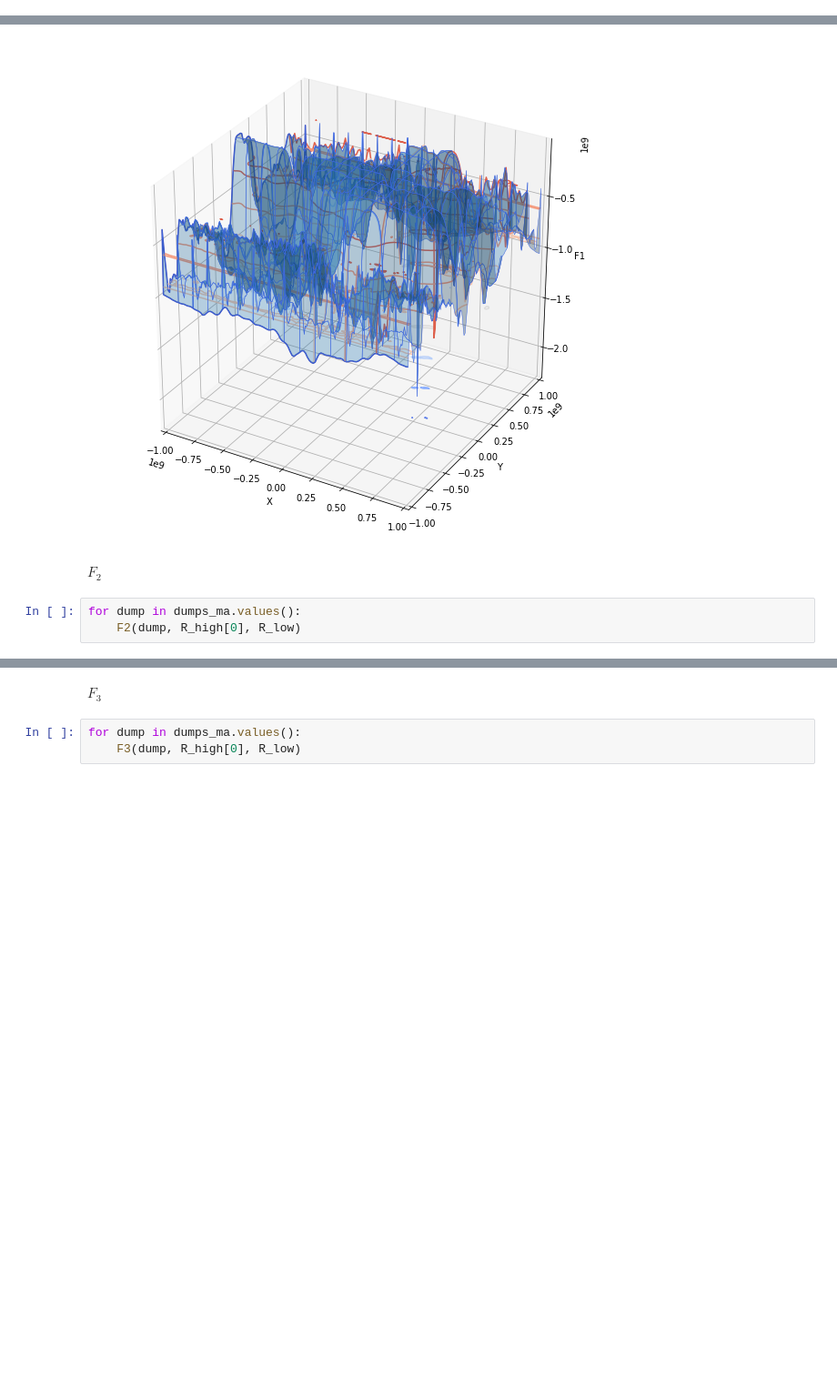
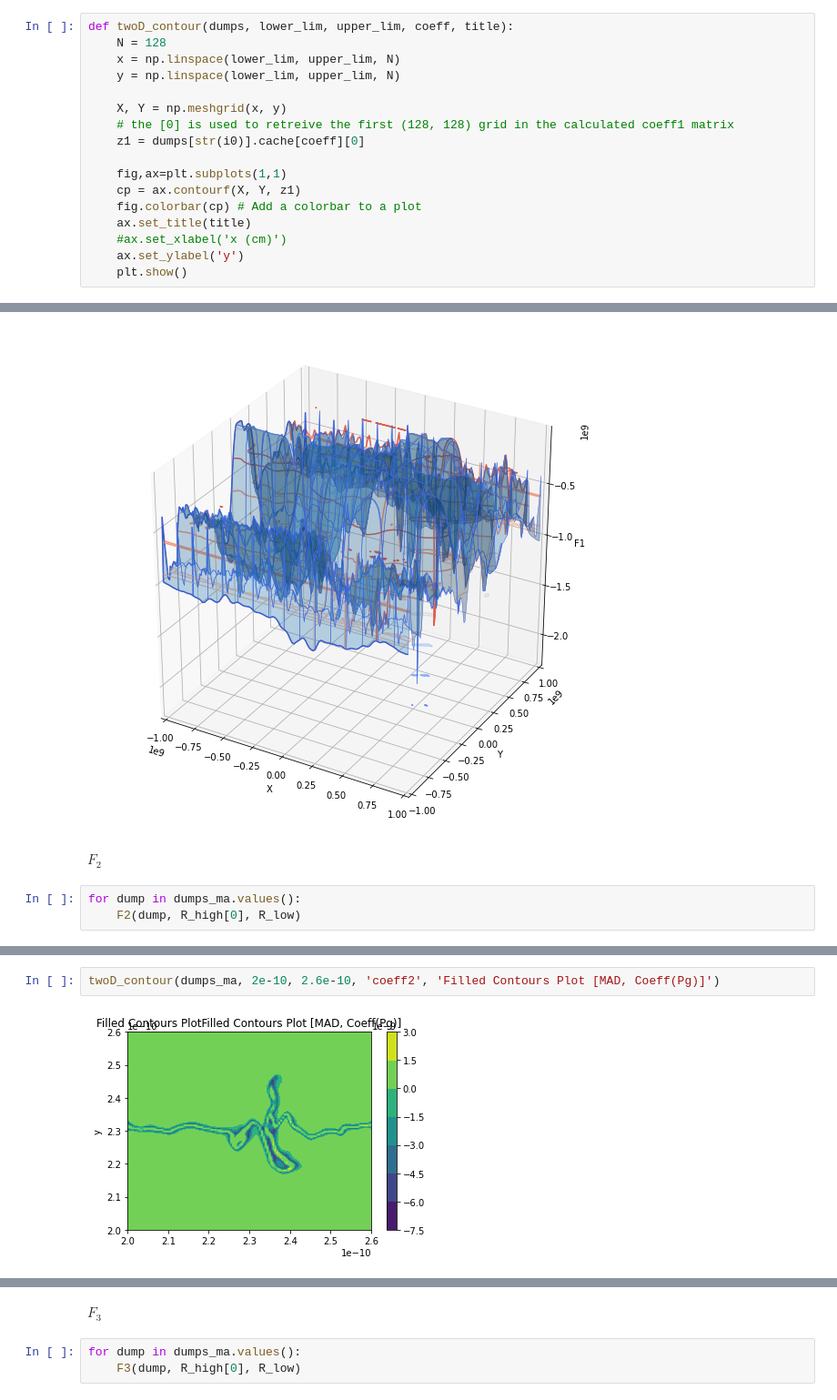
Before and after one commit to jlmaurora233/GRMHD, a Jupyter notebook: coeff_func_contour.ipynb, the cells around one changed output, grey strips where cells are left out. Shown at 91% size. Drawn from its saved outputs; the diff is of its cells as text; blank space fills up the shorter version.

Commit message:
math: get more contours
check the Pg plots in prac.ipynb for the contour of the coeff

```diff
--- a/coeff_func_contour.ipynb
+++ b/coeff_func_contour.ipynb
@@ -148,3 +151,20 @@ dumps_ma = get_dumps(i0, i1, src_ma_10M)
 dumps_sa = get_dumps(i0, i1, src_sa_10M)
 # %% [markdown]
 ## Contours
+# %%
+def twoD_contour(dumps, lower_lim, upper_lim, coeff, title):
+    N = 128
+    x = np.linspace(lower_lim, upper_lim, N)
+    y = np.linspace(lower_lim, upper_lim, N)
+
+    X, Y = np.meshgrid(x, y)
+    # the [0] is used to retreive the first (128, 128) grid in the calculated coeff1 matrix
+    z1 = dumps[str(i0)].cache[coeff][0]
+
+    fig,ax=plt.subplots(1,1)
+    cp = ax.contourf(X, Y, z1)
+    fig.colorbar(cp) # Add a colorbar to a plot
+    ax.set_title(title)
+    #ax.set_xlabel('x (cm)')
+    ax.set_ylabel('y')
+    plt.show()
@@ -219,0 +289,4 @@ for dump in dumps_ma.values():
+# %%
+twoD_contour(dumps_ma, 2e-10, 2.6e-10, 'coeff2', 'Filled Contours Plot [MAD, Coeff(Pg)]')
+# %% [output]
+[figure, added]
```
Also changed, not shown: parts of 22 cells of this notebook.
